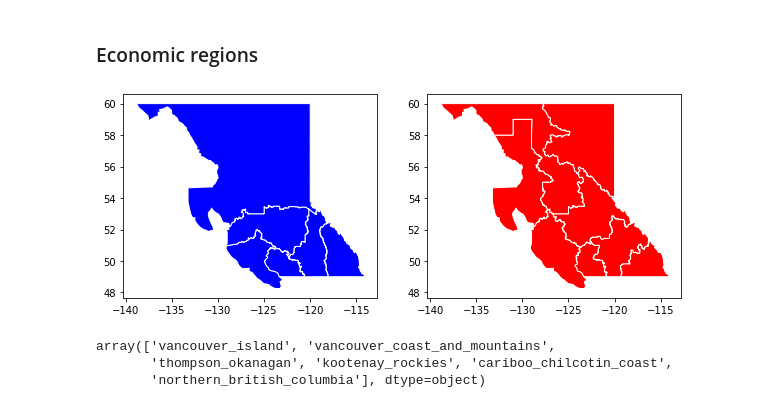
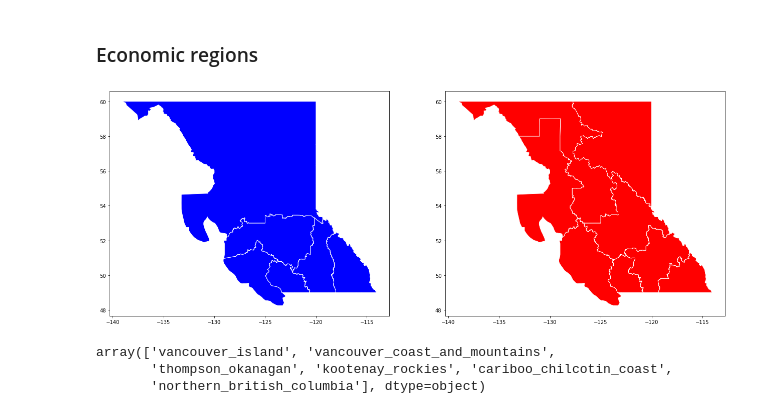
Before and after one commit to Vizzuality/tota, a Jupyter notebook: data/notebooks/tota_mbtiles.ipynb, the cells around one changed output. Drawn from its saved outputs; the diff is of its cells as text; code cells hidden in the pictures.

```diff
--- a/data/notebooks/tota_mbtiles.ipynb
+++ b/data/notebooks/tota_mbtiles.ipynb
@@ -170,13 +188,14 @@ wsplit_region = gpd.sjoin(wildlife_spli, region[['TOURISM_REGION_NAME','geometry
 region = gpd.read_file('../data/raw/ADM_TOURISM_REGIONS_SP_apiname.geojson')
 dev= gpd.read_file('../data/raw/BCGW_7113060B_1628167339306_10764/CEN_ECONOMIC_REGIONS_SVW.geojson')
 # %%
-fig, axs = plt.subplots(nrows=1,ncols = 2,figsize =(10,5))
+fig, axs = plt.subplots(nrows=1,ncols = 2,figsize =(22,10))
 region.plot(ax=axs[0], color='blue', edgecolor='white')
 dev.plot(ax=axs[1],color='red', edgecolor='white')
 
 plt.show()
+fig.savefig('../data/tourism_vs_economic_regions.png',dpi=100,bbox='tight')
 # %% [output]
-[figure, old version]
+[figure, new version]
 # %%
 region.TOURISM_REGION_NAME.unique()
 # %% [output]
```
Also changed, not shown: parts of 32 cells of this notebook, 5 other files.
